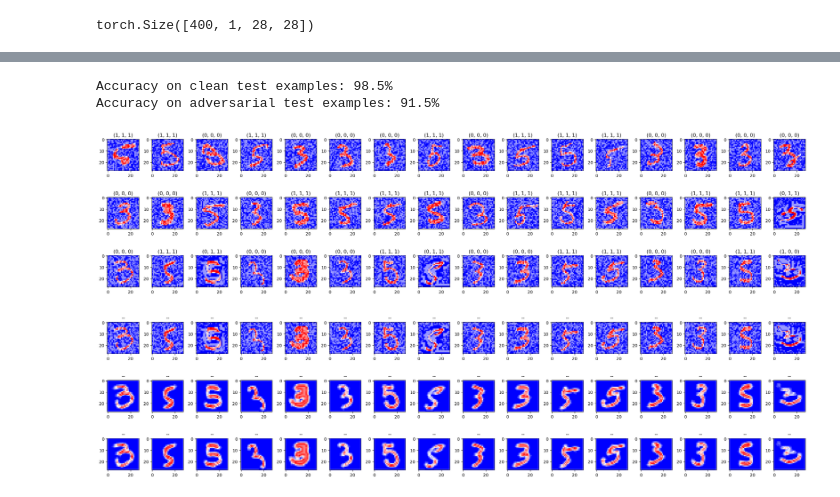
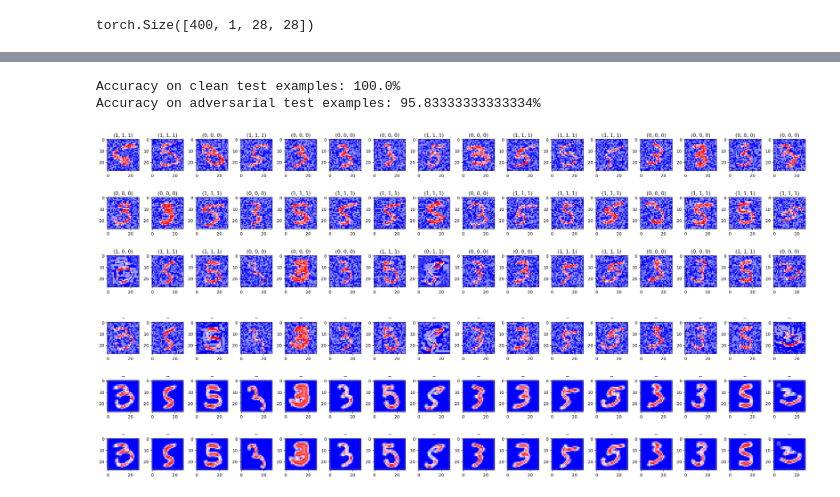
Before and after one commit to 314-Foundation/white-box-nn, a Jupyter notebook: jupyter/main.ipynb, the cells around one changed output, grey strips where cells are left out. Drawn from its saved outputs; the diff is of its cells as text; code cells hidden in the pictures.

Commit message:
further cleaning

```diff
--- a/jupyter/main.ipynb
+++ b/jupyter/main.ipynb
@@ -441,6 +340,0 @@ False
-# %%
-xx = x_test
-y = torch.fmod(y_test + 1, N_CLASSES).to(device)
-x = hh.compute_advs(model, xx, y, eps=0.9, step_size=0.02, Nsteps=60, minimize=True, random_start=False)
-
-hh.plot_example(x.cpu(), list(zip(y.cpu().numpy(), y_test.cpu().numpy())))
@@ -848,11 +340,0 @@ Accuracy on adversarial test examples: 0.0%
-# %%
-xx = x_test_adv[:16].to(device)
-xx = bb[:2](xx)
-x, xw = bb[2](xx, with_features=True)
-
-show = xw.unflatten(-1, IMG_SHAPE).flatten(0, 1)
-# show = xw.unflatten(-1, IMG_SHAPE).flatten(0, 1)
-print(show.min(), show.max())
-
-max_rows = 16
-hh.plot_example(show, [round(e.item(), 2) for e in x.flatten()], n_col=16, n_row=min(max(show.shape[0]//16, 2), max_rows))
@@ -903,13 +340,0 @@ torch.Size([50, 2])
-# %%
-# n_samples = 2000
-n_samples = 400
-n_skip = 0
-# n_samples = 200
-# n_samples = 10000
-# iter_ = iter(datamodule.val_dataloader(n_samples))
-iter_ = iter(datamodule.test_dataloader(n_samples))
-# iter_ = iter(datamodule.train_dataloader(n_samples)) # TRAIN!
-for _ in range(n_skip):
-    next(iter_)
-x_test, y_test = next(iter_)
-x_test = x_test.to(device)
@@ -919,11 +478,12 @@ x_test.shape
 torch.Size([400, 1, 28, 28])
 # %%
 class DLRAdapter(nn.Module):
+    # DLR loss requires at least 3 labels so we add a dummy label to the output
     def __init__(self, model):
         super().__init__()
         self.model = model
 
     def forward(self, x):
         x = self.model(x)
-        x = torch.cat([x, -100*torch.ones_like(x[:, 0])[:, None]], dim=1)
+        x = torch.cat([x, -100*torch.ones_like(x)[:, :1]], dim=1)
         return x
@@ -930,41 +511,36 @@ class DLRAdapter(nn.Module):
 # %%
-# model.to("cuda")
 adapted_model = DLRAdapter(model)
-# adapted_model = model
 
 classifier = PyTorchClassifier(
     model=adapted_model,
     clip_values=(0, 1),
     loss=torch.nn.CrossEntropyLoss(),
     optimizer=model.configure_optimizers(),
     input_shape=IMG_SHAPE,
     nb_classes=N_CLASSES,
 )
 
 # attack = FastGradientMethod(estimator=classifier) # eps=0.3
 # attack = AutoProjectedGradientDescent(estimator=classifier, eps=0.3, loss_type="difference_logits_ratio")#, nb_random_init=1, max_iter=100)
-attack = AutoProjectedGradientDescent(estimator=classifier)#, nb_random_init=1, max_iter=100)
-# attack = AutoAttack(estimator=classifier, eps=EPS, eps_step=STEP_SIZE)
-# attack = AutoProjectedGradientDescent(estimator=classifier, eps=0.2, eps_step=STEP_SIZE)
-# attack = AutoProjectedGradientDescent(estimator=classifier, eps=EPS, eps_step=STEP_SIZE, loss_type="difference_logits_ratio")
+attack = AutoProjectedGradientDescent(estimator=classifier, eps=EPS, eps_step=STEP_SIZE)
 x_test_adv = torch.from_numpy(attack.generate(x=x_test.cpu().detach().numpy()))
 
 predictions = classifier.predict(x_test.cpu().detach())
 correct = np.argmax(predictions, axis=1) == y_test.numpy()
 accuracy = np.sum(correct) / len(y_test)
 print("Accuracy on clean test examples: {}%".format(accuracy * 100))
 
 predictions_adv = classifier.predict(x_test_adv)
 correct_adv = np.argmax(predictions_adv, axis=1) == y_test.numpy()
 accuracy_adv = np.sum(correct & correct_adv) / len(y_test)
 print("Accuracy on adversarial test examples: {}%".format(accuracy_adv * 100))
 
 y_tests = list(zip(np.argmax(predictions_adv, axis=1), y_test.numpy(), np.argmax(predictions, axis=1)))
 hh.plot_example(x_test_adv, y_tests)
 # %% [output]
-Accuracy on clean test examples: 98.5%
-Accuracy on adversarial test examples: 91.5%
+Accuracy on clean test examples: 100.0%
+Accuracy on adversarial test examples: 95.83333333333334%
-[figure, old version]
+[figure, new version]
 # %%
 # xx = x_test[32:48]
 xx = x_test_adv[32:48].to(device)
```
Also changed, not shown: parts of 80 cells of this notebook, 4 other files.
